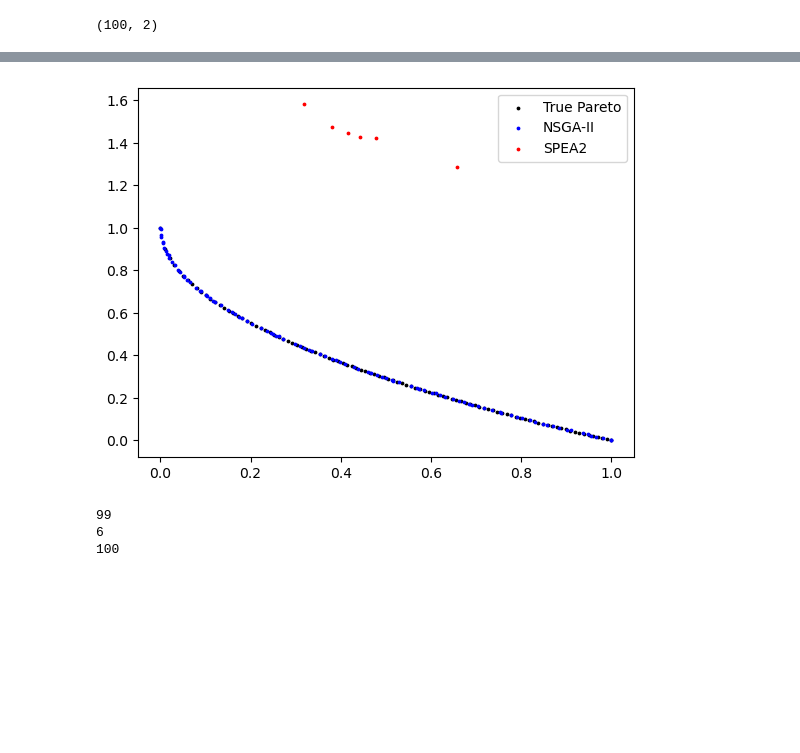
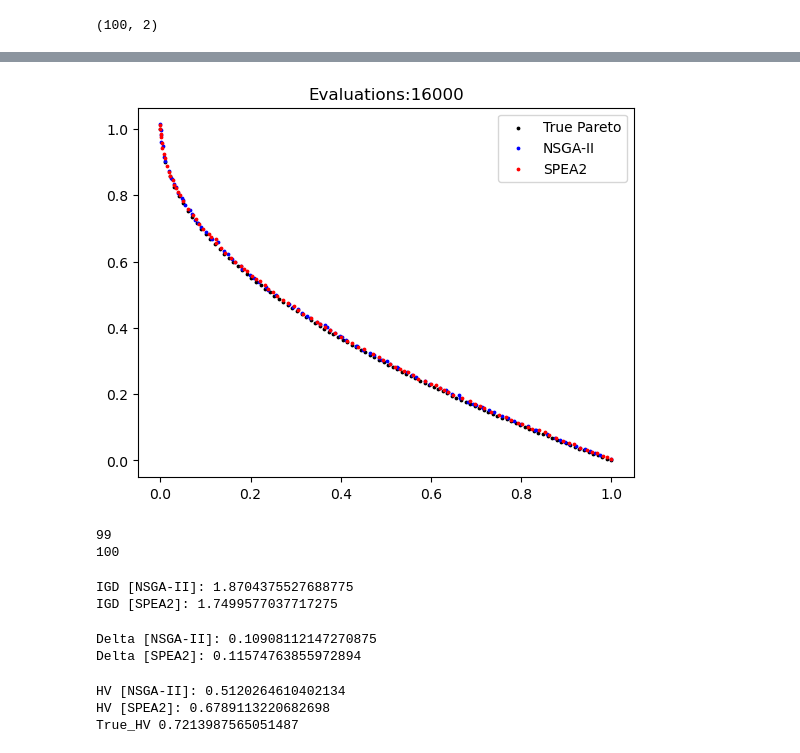
Before and after one commit to vedkhatri/COMM510_Coursework, a Jupyter notebook: MOEA_PI.ipynb, the cells around one changed output, grey strips where cells are left out. Saved outputs shown, nothing was run; the diff lists cells and outputs as text; code cells hidden in the pictures; blank space fills up the shorter version.

```diff
--- a/MOEA_PI.ipynb
+++ b/MOEA_PI.ipynb
@@ -29,7 +32,7 @@ print(pareto.shape)
 # %%
 problem = ZDT1(number_of_variables=30)
 
-max_evaluations = 30e4
+max_evaluations = 16e3
 
 algorithm1 = NSGAII(
     problem=problem,
@@ -40,9 +43,8 @@ algorithm1 = NSGAII(
     termination_criterion=StoppingByEvaluations(max_evaluations)
 )
 
-algorithm2 = IBEA(
+algorithm2 = SPEA2(
     problem=problem,
-    kappa=1.,
     population_size=100,
     offspring_population_size=100,
     mutation=PolynomialMutation(probability= 1.0/30.0, distribution_index=20),
@@ -68,36 +70,89 @@ solutions2 = algorithm2.get_result()
 # %%
 front1 = get_non_dominated_solutions(solutions1)
 front2 = get_non_dominated_solutions(solutions2)
 
 nsgaii_front = Plot.get_points(front1)
 spea2_front = Plot.get_points(front2)
 
 if len(nsgaii_front[0]) == 3:
     fig = plt.figure(figsize = (10, 7))
     ax = plt.axes(projection ="3d")
     ax.scatter3D(*zip(*pareto), c='k', s=5, label='True Pareto')
     ax.scatter3D(*zip(*nsgaii_front), c='b', s=5, label='NSGA-II')
     ax.scatter3D(*zip(*spea2_front), c='r', s=5, label='SPEA2')
 
 elif len(nsgaii_front[0]) == 2:
     plt.scatter(*zip(*pareto), c='k', s=3, label='True Pareto')
     plt.scatter(*zip(*nsgaii_front), c='b', s=3, label='NSGA-II')
     plt.scatter(*zip(*spea2_front), c='r', s=3, label='SPEA2')
 
+plt.title(f'Evaluations:%d' %max_evaluations)
 plt.legend()
 plt.show()
-#nsgaii_plot = plot_front.plot(front1)
-#spea2_plot = plot_front.plot(front2, label='SPEA2-ZDT1')
 # %% [output]
-[figure, old version]
+[figure, new version]
 # %%
 #igd_pi = InvertedGenerationalDistance(front)
 #soln = problem.evaluate(solutions)
 #igd_pts = igd_pi.compute(soln)
-print(len(front1))
-print(len(front2))
-print(len(pareto))
+print(len(nsgaii_front))
+print(len(spea2_front))
 # %% [output]
 99
-6
 100
+# %%
+from pymoo.indicators.igd import IGD
+
+ind = IGD(pareto)
+
+nsgaii_front = np.array(nsgaii_front)
+spea2_front = np.array(spea2_front)
+
+print("IGD [NSGA-II]:", ind(nsgaii_front))
+print("IGD [SPEA2]:", ind(spea2_front))
+# %% [output]
+IGD [NSGA-II]: 1.8704375527688775
+IGD [SPEA2]: 1.7499577037717275
+# %%
+from scipy.spatial.distance import cdist
+def delta_metric(algo_front, true_front):
+    n = len(algo_front)
+    distances = cdist(algo_front, true_front, metric='euclidean')
+    closest_distances = np.min(distances, axis=1)
+    df = np.min(closest_distances)
+    dl = np.max(closest_distances)
+    d_avg = np.mean(closest_distances)
+    delta = (df + dl + np.sum(closest_distances - d_avg)) / (df + dl + (n - 1) * d_avg)
+    return delta
+
+nsgaii_front = np.array(nsgaii_front)
+spea2_front = np.array(spea2_front)
+
+delta1 = delta_metric(nsgaii_front, pareto)
+delta2 = delta_metric(spea2_front, pareto)
+
+print('Delta [NSGA-II]:', delta1)
+print('Delta [SPEA2]:', delta2)
+# %% [output]
+Delta [NSGA-II]: 0.10908112147270875
+Delta [SPEA2]: 0.11574763855972894
+# %%
+from pymoo.indicators.hv import HV
+
+nsgaii_front = np.array(nsgaii_front)
+spea2_front = np.array(spea2_front)
+
+if delta1 > delta2:
+    ref_point = np.max(spea2_front, axis=0)
+else:
+    ref_point = np.max(nsgaii_front, axis=0)
+
+ind = HV(ref_point=ref_point)
+
+print('HV [NSGA-II]:', ind(nsgaii_front))
+print('HV [SPEA2]:', ind(spea2_front))
+print('True_HV', ind(np.array(pareto)))
+# %% [output]
+HV [NSGA-II]: 0.5120264610402134
+HV [SPEA2]: 0.6789113220682698
+True_HV 0.7213987565051487
```
Also changed, not shown: parts of 2 cells of this notebook, 5 other files.
